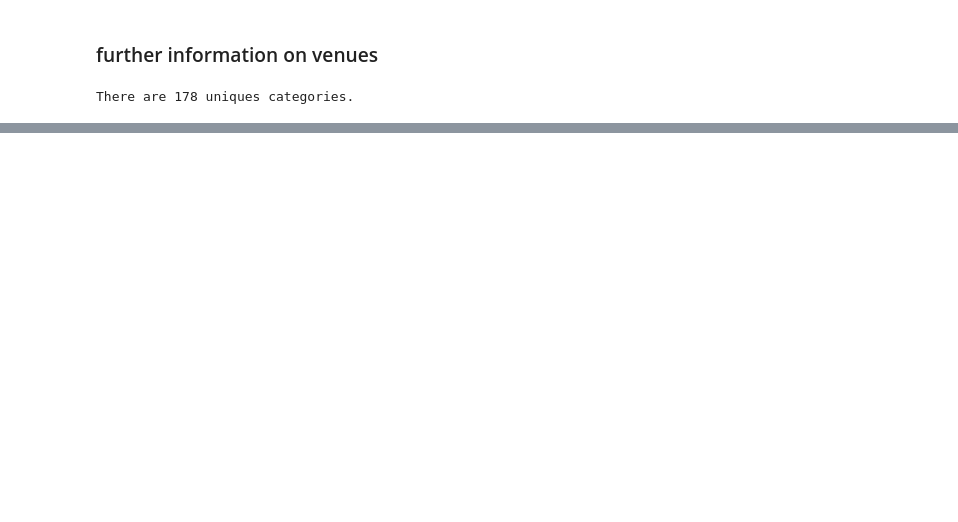
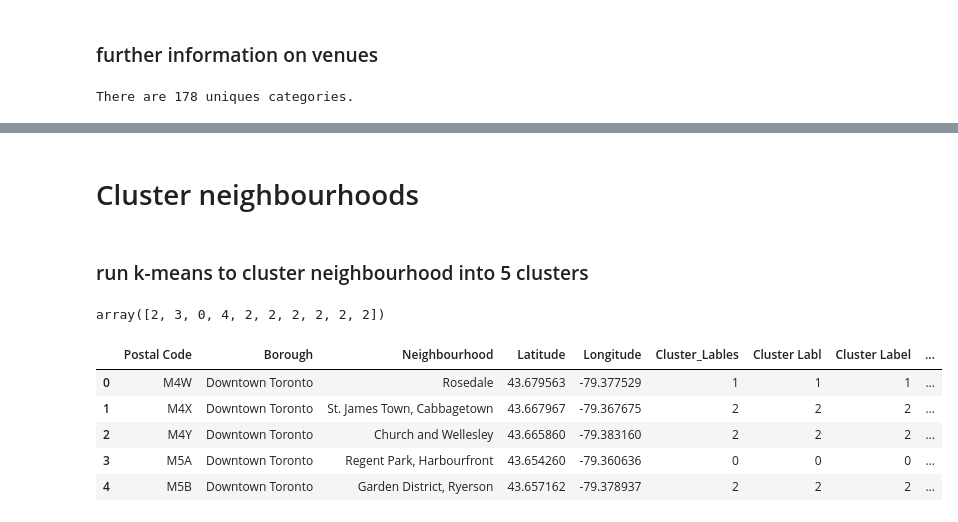
Before and after one commit to chiradeep05/github-example, a Jupyter notebook: Neighbourhoods.ipynb, the cells around one changed output, grey strips where cells are left out. Drawn from its saved outputs; the diff is of its cells as text; code cells hidden in the pictures; blank space fills up the shorter version.

```diff
--- a/Neighbourhoods.ipynb
+++ b/Neighbourhoods.ipynb
@@ -281,0 +365,21 @@ There are 178 uniques categories.
+# %%
+num_top_venues = 10
+
+indicators = ['st', 'nd', 'rd']
+
+# create columns according to number of top venues
+columns = ['Neighbourhood']
+for ind in np.arange(num_top_venues):
+    try:
+        columns.append('{}{} Most Common Venue'.format(ind+1, indicators[ind]))
+    except:
+        columns.append('{}th Most Common Venue'.format(ind+1))
+
+# create a new dataframe
+neighbourhoods_venues_sorted = pd.DataFrame(columns=columns)
+neighbourhoods_venues_sorted['Neighbourhood'] = torronto_grouped['Neighbourhood']
+
+for ind in np.arange(torronto_grouped.shape[0]):
+    neighbourhoods_venues_sorted.iloc[ind, 1:] = return_most_common_venues(torronto_grouped.iloc[ind, :], num_top_venues)
+
+neighbourhoods_venues_sorted.head()
@@ -281,0 +393,34 @@ There are 178 uniques categories.
+# %% [markdown]
+# Cluster neighbourhoods
+# %% [markdown]
+### run k-means to cluster neighbourhood into 5 clusters
+# %%
+# set number of clusters
+kclusters = 5
+
+torronto_grouped_clustering = torronto_grouped.drop('Neighbourhood', 1)
+
+# run k-means clustering
+kmeans = KMeans(n_clusters=kclusters, random_state=0).fit(torronto_grouped_clustering)
+
+# check cluster labels generated for each row in the dataframe
+kmeans.labels_[0:10]
+# %% [output]
+array([2, 3, 0, 4, 2, 2, 2, 2, 2, 2])
+# %%
+# add clustering labels
+neighbourhoods_venues_sorted.insert(0, 'Cluster_Lables', kmeans.labels_)
+
+toronto_merged = toronto_data
+
+# merge toronto_grouped with toronto_data to add latitude/longitude for each neighborhood
+toronto_merged = toronto_merged.join(neighbourhoods_venues_sorted.set_index('Neighbourhood'), on='Neighbourhood')
+
+toronto_merged.head() # check the last columns!
+# %% [output]
+|  | Postal Code | Borough | Neighbourhood | Latitude | Longitude | Cluster_Lables | Cluster Labl | Cluster Label | ... |
+| 0 | M4W | Downtown Toronto | Rosedale | 43.679563 | -79.377529 | 1 | 1 | 1 | ... |
+| 1 | M4X | Downtown Toronto | St. James Town, Cabbagetown | 43.667967 | -79.367675 | 2 | 2 | 2 | ... |
+| 2 | M4Y | Downtown Toronto | Church and Wellesley | 43.665860 | -79.383160 | 2 | 2 | 2 | ... |
+| 3 | M5A | Downtown Toronto | Regent Park, Harbourfront | 43.654260 | -79.360636 | 0 | 0 | 0 | ... |
+| 4 | M5B | Downtown Toronto | Garden District, Ryerson | 43.657162 | -79.378937 | 2 | 2 | 2 | ... |
```
Also changed, not shown: parts of 20 cells of this notebook.
